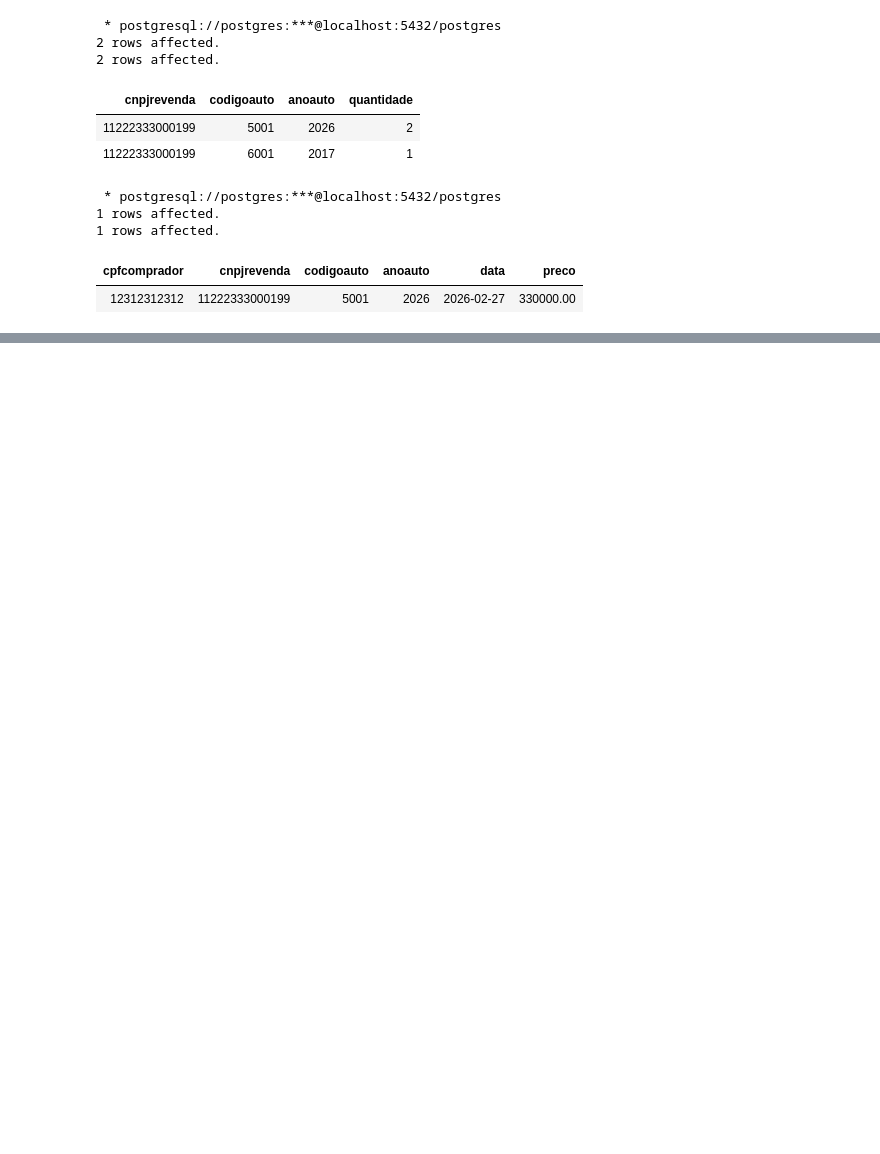
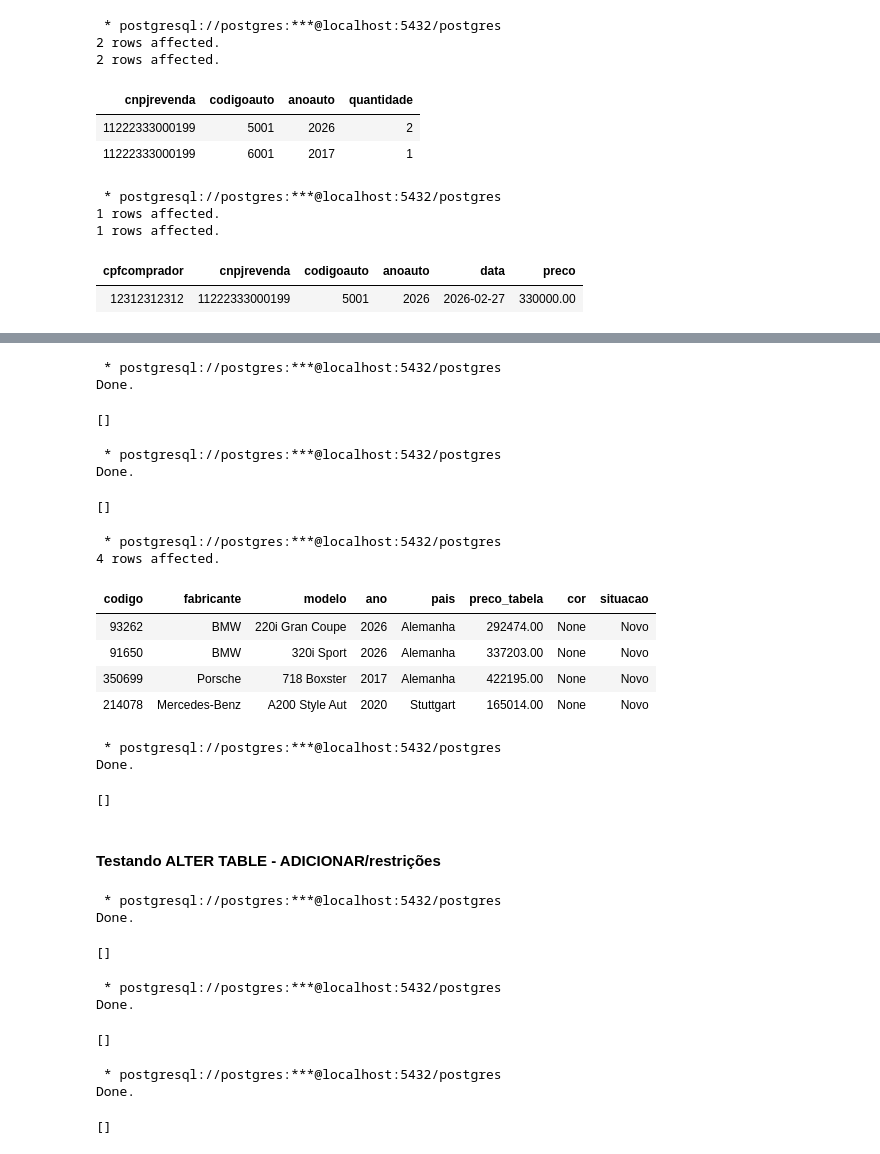
Before and after one commit to biancasipas/BancosDadosSQL, a Jupyter notebook: bd_aula2.ipynb, the cells around one changed output, grey strips where cells are left out. Saved outputs shown, nothing was run; the diff lists cells and outputs as text; code cells hidden in the pictures; blank space fills up the shorter version.

```diff
--- a/bd_aula2.ipynb
+++ b/bd_aula2.ipynb
@@ -419,0 +434,68 @@ https://drive.google.com/file/d/10-lx_mCLC4svbnopnlBKxtfsBJGqdbXt/view?usp=shari
+# %%
+%%sql
+
+ALTER TABLE carros2.automoveis
+ADD COLUMN cor VARCHAR(10);
+# %% [output]
+ * postgresql://postgres:***@localhost:5432/postgres
+Done.
+[]
+# %%
+%%sql
+
+ALTER TABLE carros2.automoveis
+ADD COLUMN situacao VARCHAR(20) DEFAULT 'Novo';
+# %% [output]
+ * postgresql://postgres:***@localhost:5432/postgres
+Done.
+[]
+# %%
+%%sql
+
+SELECT * FROM carros2.automoveis;
+# %% [output]
+ * postgresql://postgres:***@localhost:5432/postgres
+4 rows affected.
+| codigo | fabricante | modelo | ano | pais | preco_tabela | cor | situacao |
+| 93262 | BMW | 220i Gran Coupe | 2026 | Alemanha | 292474.00 | None | Novo |
+| 91650 | BMW | 320i Sport | 2026 | Alemanha | 337203.00 | None | Novo |
+| 350699 | Porsche | 718 Boxster | 2017 | Alemanha | 422195.00 | None | Novo |
+| 214078 | Mercedes-Benz | A200 Style Aut | 2020 | Stuttgart | 165014.00 | None | Novo |
+# %%
+%%sql
+
+ALTER TABLE carros2.automoveis
+DROP COLUMN situacao;
+# %% [output]
+ * postgresql://postgres:***@localhost:5432/postgres
+Done.
+[]
+# %% [markdown]
+#### Testando ALTER TABLE - ADICIONAR/restrições
+# %%
+%%sql
+
+ALTER TABLE carros2.automoveis
+ADD COLUMN id SERIAL PRIMARY KEY;
+# %% [output]
+ * postgresql://postgres:***@localhost:5432/postgres
+Done.
+[]
+# %%
+%%sql
+
+ALTER TABLE carros2.automoveis
+ADD CONSTRAINT uk_codigo UNIQUE (codigo);
+# %% [output]
+ * postgresql://postgres:***@localhost:5432/postgres
+Done.
+[]
+# %%
+%%sql
+
+ALTER TABLE carros2.automoveis
+ADD CONSTRAINT ck_ano CHECK (ano > 1990);
+# %% [output]
+ * postgresql://postgres:***@localhost:5432/postgres
+Done.
+[]
```
Also changed, not shown: parts of 35 cells of this notebook, 3 other files.
